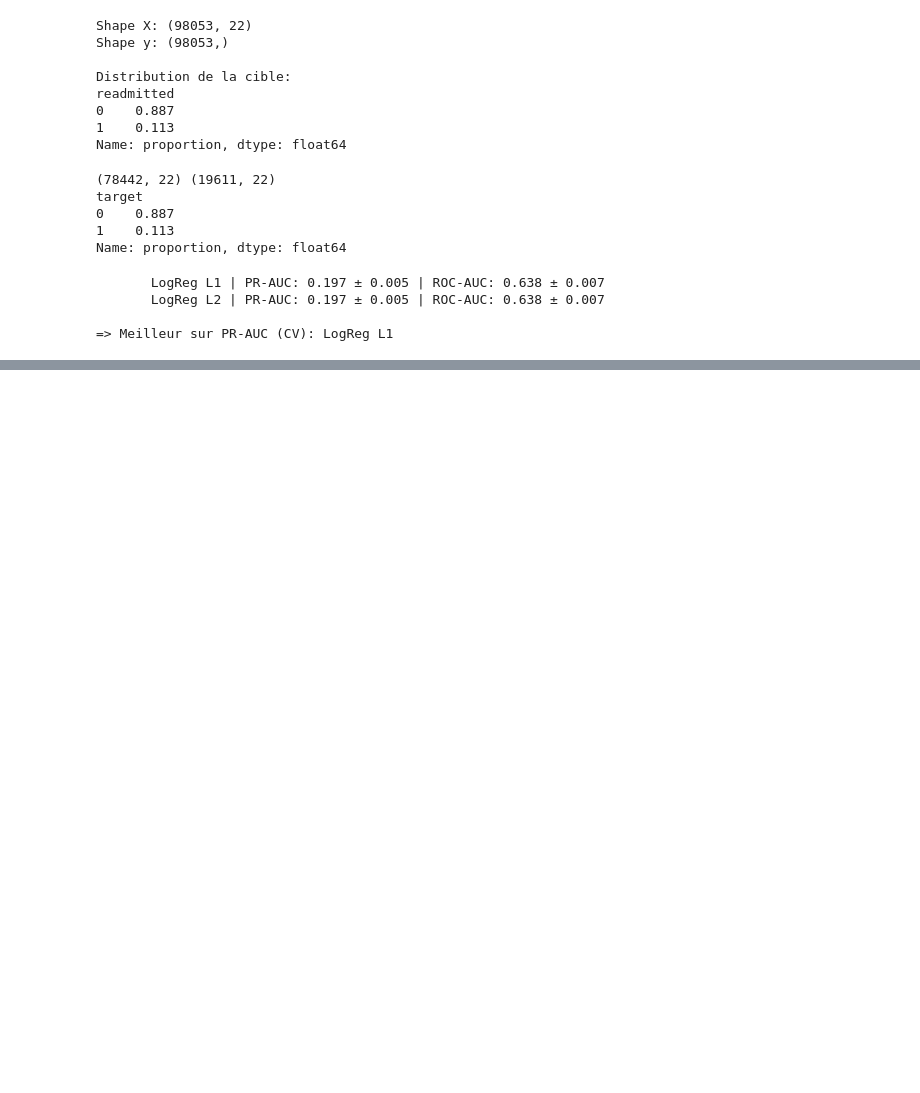
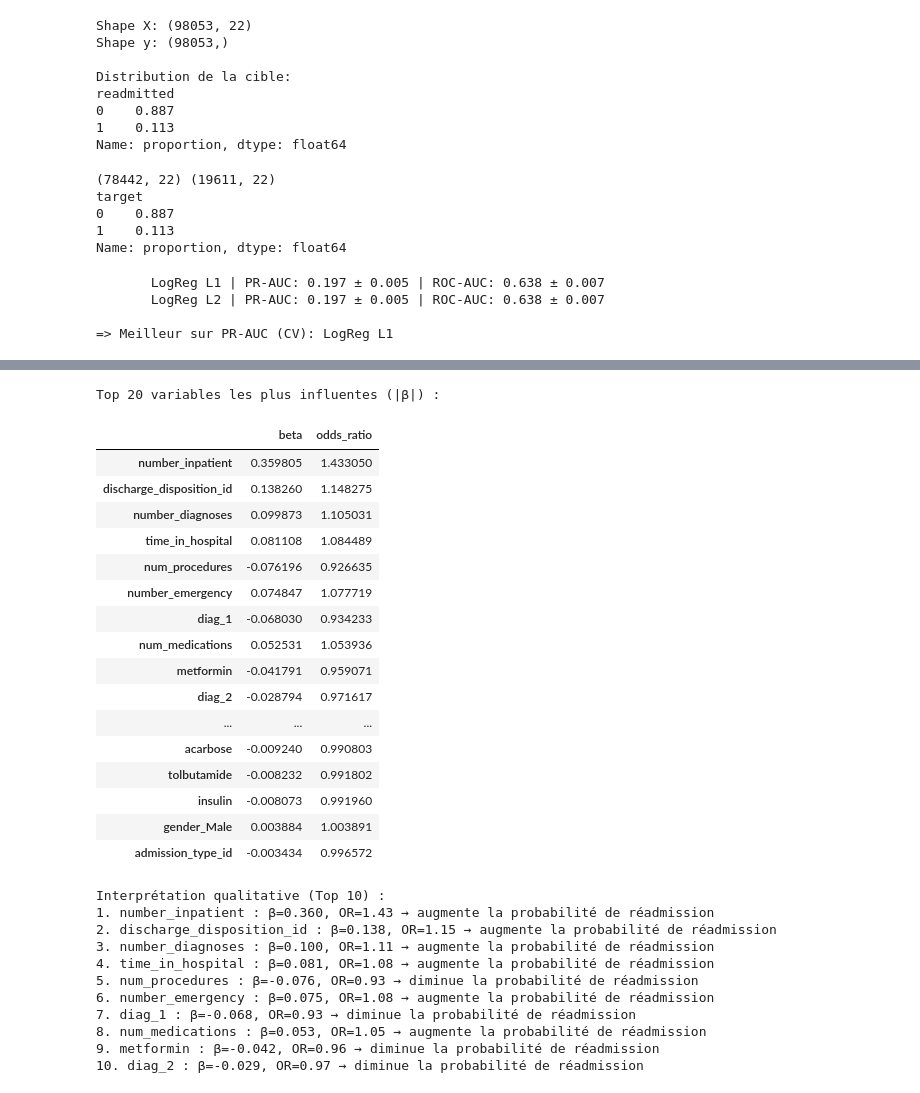
Before and after one commit to Kelian2909/applied, a Jupyter notebook: 3-modèles interprétables.ipynb, the cells around one changed output, grey strips where cells are left out. Saved outputs shown, nothing was run; the diff lists cells and outputs as text; code cells hidden in the pictures; blank space fills up the shorter version.

```diff
--- a/3-modèles interprétables.ipynb
+++ b/3-modèles interprétables.ipynb
@@ -100,0 +202,54 @@ print("\n=> Meilleur sur PR-AUC (CV):", best_name)
+# %%
+import pandas as pd
+import numpy as np
+
+# Extraire le modèle interne
+clf = best_pipe.named_steps["clf"]
+
+coef = pd.Series(clf.coef_.ravel(), index=X_train.columns, name="beta")
+odds = np.exp(coef).rename("odds_ratio")
+
+interpret = pd.concat([coef, odds], axis=1)
+interpret["abs_beta"] = interpret["beta"].abs()
+interpret = interpret.sort_values("abs_beta", ascending=False)
+
+print("Top 20 variables les plus influentes (|β|) :")
+display(interpret.head(20)[["beta","odds_ratio"]])
+
+def explain_row(row):
+    sign = "augmente" if row["beta"]>0 else "diminue"
+    return f"{row.name} : β={row['beta']:.3f}, OR={row['odds_ratio']:.2f} → {sign} la probabilité de réadmission"
+
+print("\nInterprétation qualitative (Top 10) :")
+for i,(name,row) in enumerate(interpret.head(10).iterrows(),1):
+    print(f"{i}.", explain_row(row))
+# %% [output]
+Top 20 variables les plus influentes (|β|) :
+|  | beta | odds_ratio |
+| number_inpatient | 0.359805 | 1.433050 |
+| discharge_disposition_id | 0.138260 | 1.148275 |
+| number_diagnoses | 0.099873 | 1.105031 |
+| time_in_hospital | 0.081108 | 1.084489 |
+| num_procedures | -0.076196 | 0.926635 |
+| number_emergency | 0.074847 | 1.077719 |
+| diag_1 | -0.068030 | 0.934233 |
+| num_medications | 0.052531 | 1.053936 |
+| metformin | -0.041791 | 0.959071 |
+| diag_2 | -0.028794 | 0.971617 |
+| ... | ... | ... |
+| acarbose | -0.009240 | 0.990803 |
+| tolbutamide | -0.008232 | 0.991802 |
+| insulin | -0.008073 | 0.991960 |
+| gender_Male | 0.003884 | 1.003891 |
+| admission_type_id | -0.003434 | 0.996572 |
+Interprétation qualitative (Top 10) :
+1. number_inpatient : β=0.360, OR=1.43 → augmente la probabilité de réadmission
+2. discharge_disposition_id : β=0.138, OR=1.15 → augmente la probabilité de réadmission
+3. number_diagnoses : β=0.100, OR=1.11 → augmente la probabilité de réadmission
+4. time_in_hospital : β=0.081, OR=1.08 → augmente la probabilité de réadmission
+5. num_procedures : β=-0.076, OR=0.93 → diminue la probabilité de réadmission
+6. number_emergency : β=0.075, OR=1.08 → augmente la probabilité de réadmission
+7. diag_1 : β=-0.068, OR=0.93 → diminue la probabilité de réadmission
+8. num_medications : β=0.053, OR=1.05 → augmente la probabilité de réadmission
+9. metformin : β=-0.042, OR=0.96 → diminue la probabilité de réadmission
+10. diag_2 : β=-0.029, OR=0.97 → diminue la probabilité de réadmission
```
Also changed, not shown: parts of 4 cells of this notebook, 1 other file.
